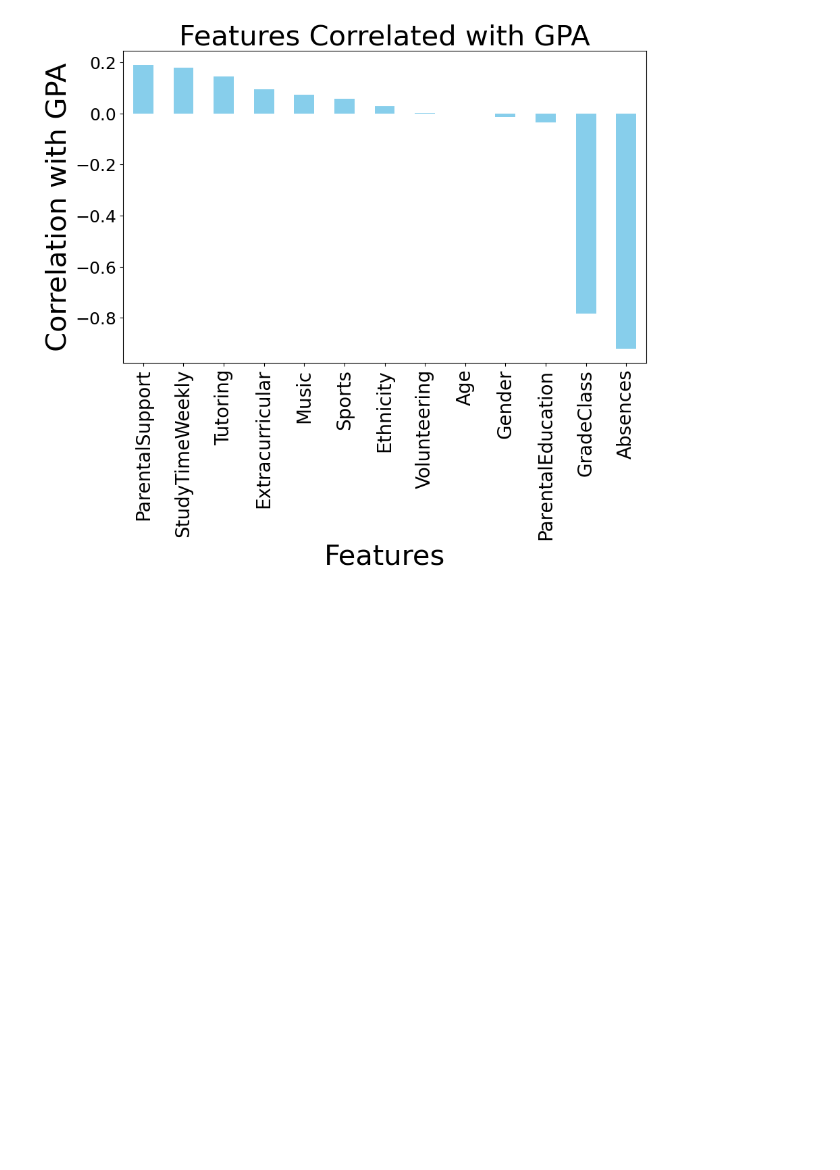
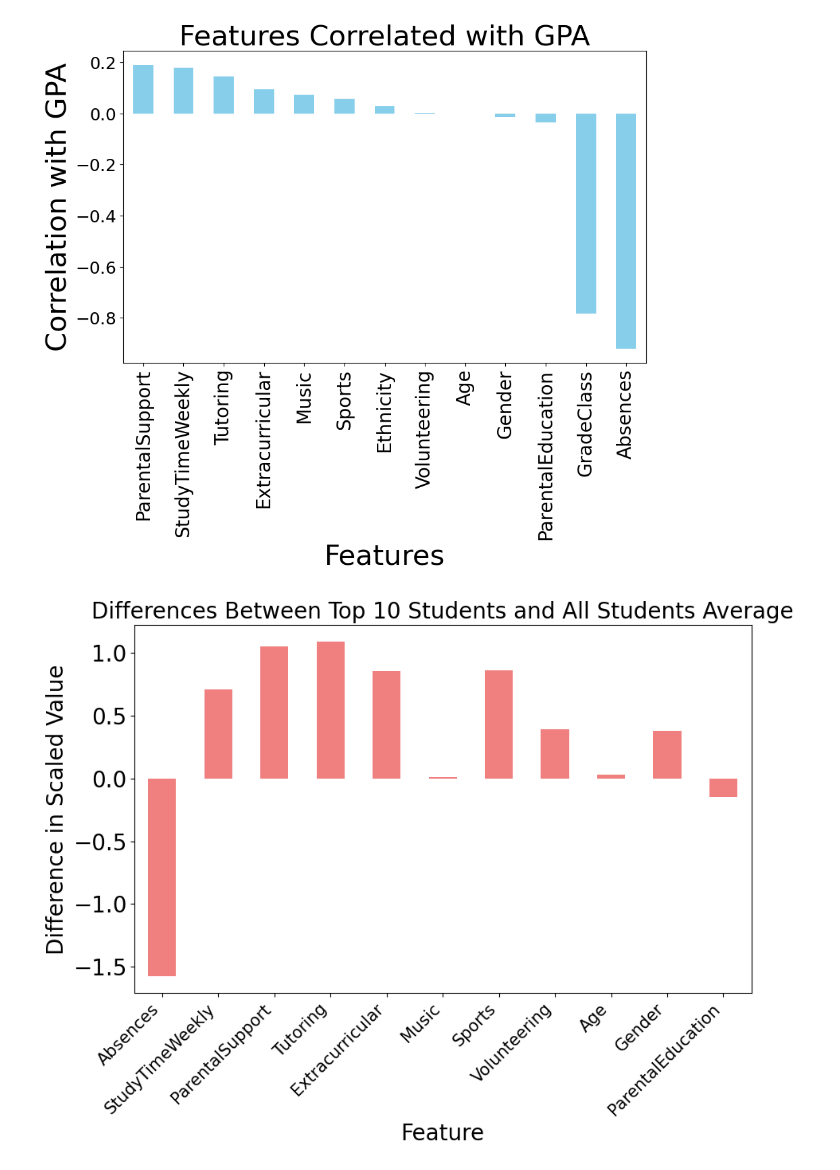
Before and after one commit to mattiasminejev/andmeteadus, a Jupyter notebook: Project_code.ipynb, the cells around one changed output. Cells and saved outputs as stored; diff of their text form; code cells hidden in the pictures; blank space fills up the shorter version.

Commit message:
more plot, top10_students

```diff
--- a/Project_code.ipynb
+++ b/Project_code.ipynb
@@ -160,3 +198,31 @@ plt.xticks(fontsize=20)
 plt.show()
 # %% [output]
 [figure]
+# %%
+from sklearn.preprocessing import StandardScaler
+import pandas as pd
+import matplotlib.pyplot as plt
+
+top_students = data.sort_values(by='GPA', ascending=False).head(10)
+features = ['Absences', 'StudyTimeWeekly', 'ParentalSupport', 'Tutoring', 'Extracurricular', 'Music', 'Sports', 'Volunteering', 'Age', 'Gender', 'ParentalEducation']
+
+top_students_features = top_students[features]
+all_students_features = data[features]
+
+scaler = StandardScaler()
+scaled_all_students = scaler.fit_transform(all_students_features)
+scaled_top_students = scaler.transform(top_students_features)
+
+average_all_students = pd.DataFrame(scaled_all_students, columns=features).mean(axis=0)
+mean_top_students = pd.DataFrame(scaled_top_students, columns=features).mean(axis=0)
+
+differences = mean_top_students - average_all_students
+differences.plot(kind='bar', color='lightcoral', figsize=(10, 6), fontsize=20)
+
+plt.title('Differences Between Top 10 Students and All Students Average', fontsize=20)
+plt.xlabel('Feature', fontsize=20)
+plt.ylabel('Difference in Scaled Value', fontsize=20)
+plt.xticks(rotation=45, ha='right', fontsize=15)
+plt.show()
+# %% [output]
+[figure, added]
```
Also changed, not shown: parts of 3 cells of this notebook.
